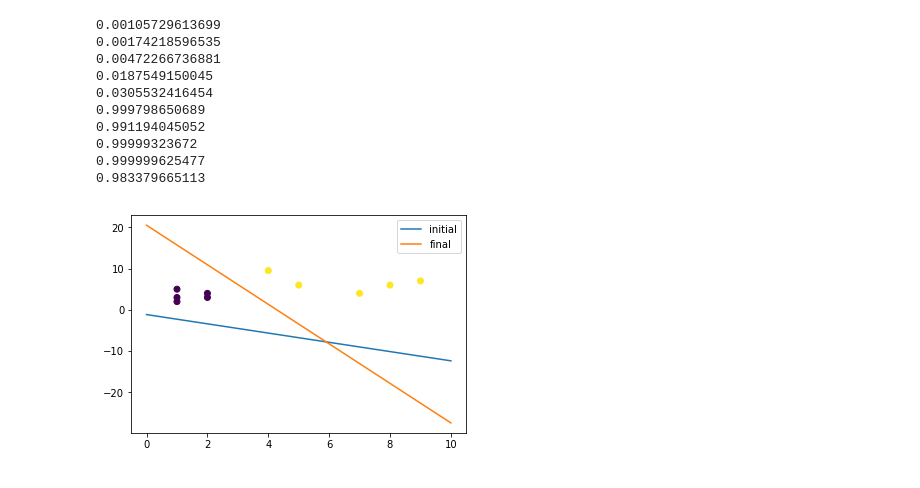
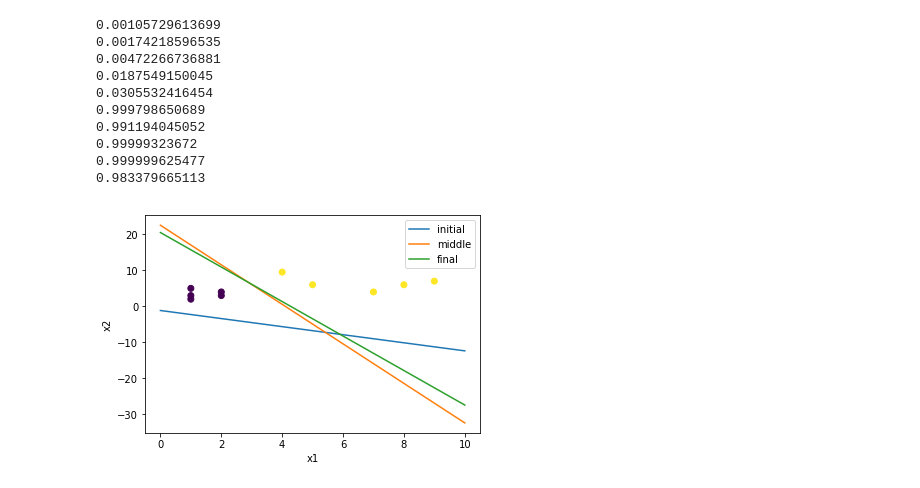
Before and after one commit to MaterSim/ComputationalPhysics300, a Jupyter notebook: Lec_26.ipynb, the cells around one changed output. Saved outputs shown, nothing was run; the diff lists cells and outputs as text; code cells hidden in the pictures.

```diff
--- a/Lec_26.ipynb
+++ b/Lec_26.ipynb
@@ -78,16 +167,22 @@ results(x, w_hist[-1])
 # %%
 import matplotlib.pyplot as plt
 
 def plane(x,w):
     return (-w[0] - x*w[1])/w[2]
 plt.scatter(x[:,1],x[:,2], c=t)
 
 x0 = np.linspace(0,10,20)
 y0 = plane(x0, w_hist[0])
 plt.plot(x0, y0, label='initial')
+
+y0 = plane(x0, w_hist[int(len(w_hist)/2)])
+plt.plot(x0, y0, label='middle')
+
 y0 = plane(x0, w_hist[-1])
 plt.plot(x0, y0, label='final')
+plt.xlabel('x1')
+plt.ylabel('x2')
 plt.legend()
 plt.show()
 # %% [output]
-[figure, old version]
+[figure, new version]
```
Also changed, not shown: parts of 13 cells of this notebook.
